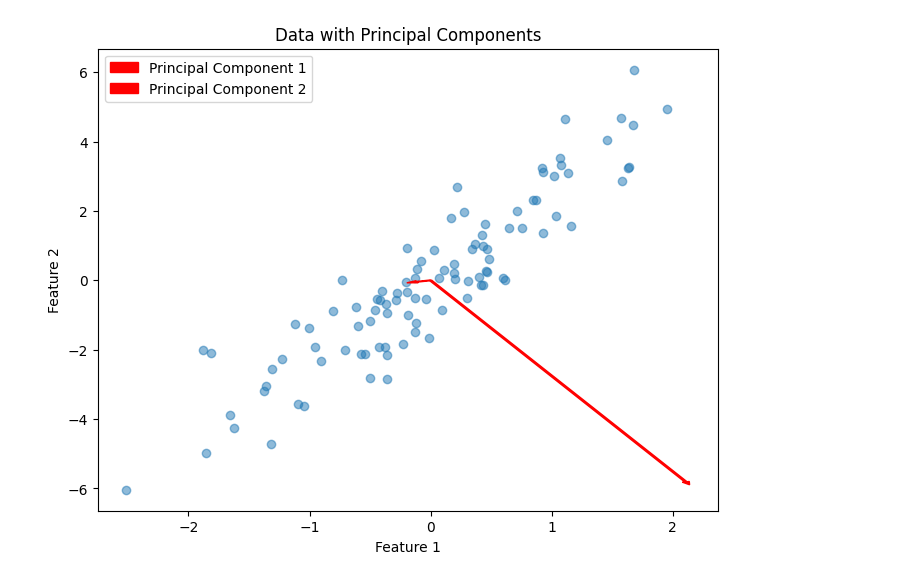
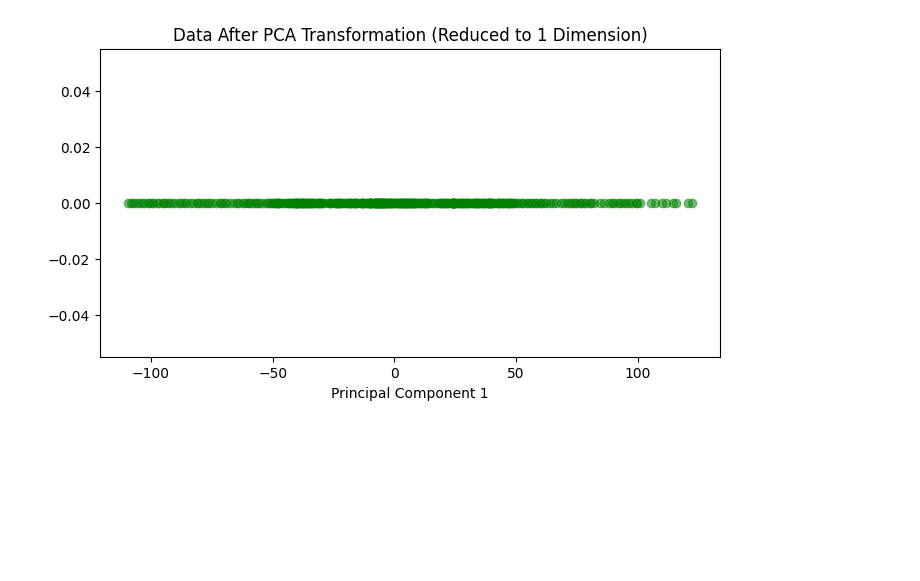
Before and after one commit to oppandeyedureka/kaiserrepo, a Jupyter notebook: Unsuperlearning/UsePCA01.ipynb, the cells around one changed output. Drawn from its saved outputs; the diff is of its cells as text; code cells hidden in the pictures; blank space fills up the shorter version.

```diff
--- a/Unsuperlearning/UsePCA01.ipynb
+++ b/Unsuperlearning/UsePCA01.ipynb
@@ -1,13 +1,20 @@
 # %%
+# Step 0: Importing Libraries
 import numpy as np
 import matplotlib.pyplot as plt
+from sklearn.cluster import KMeans, SpectralClustering
 from sklearn.decomposition import PCA
+import pandas as pd
 
 # Step 1: Generate random 2D data points that are linearly correlated
 np.random.seed(42)
 x = np.random.normal(0, 1, 100)
 y = 2.5 * x + np.random.normal(0, 1, 100)
 data = np.column_stack((x, y))
+
+data = pd.read_csv('Mall_Customers.csv')
+data.drop("Genre", axis=1, inplace=True)
+X = data[["Age", "Annual Income (k$)", "Spending Score (1-100)"]]
 
 # Step 2: Standardize the data
 data_centered = data - np.mean(data, axis=0)
@@ -19,20 +26,28 @@ cov_matrix = np.cov(data_centered, rowvar=False)
 eigenvalues, eigenvectors = np.linalg.eig(cov_matrix)
 
 # Step 5: Plot original data and principal components
-plt.figure(figsize=(8, 6))
-plt.scatter(data_centered[:, 0], data_centered[:, 1], alpha=0.5)
-for i in range(len(eigenvalues)):
-    plt.arrow(0, 0, eigenvectors[i, 0] * eigenvalues[i], eigenvectors[i, 1] * eigenvalues[i],
-              color='r', width=0.02, label=f'Principal Component {i+1}')
-plt.xlabel('Feature 1')
-plt.ylabel('Feature 2')
-plt.title('Data with Principal Components')
-plt.legend()
-plt.show()
+# plt.figure(figsize=(8, 6))
+# plt.scatter(data_centered[:, 0], data_centered[:, 1], alpha=0.5)
+# for i in range(len(eigenvalues)):
+#     plt.arrow(0, 0, eigenvectors[i, 0] * eigenvalues[i], eigenvectors[i, 1] * eigenvalues[i],
+#               color='r', width=0.02, label=f'Principal Component {i+1}')
+# plt.xlabel('Feature 1')
+# plt.ylabel('Feature 2')
+# plt.title('Data with Principal Components')
+# plt.legend()
+# plt.show()
 
 # Step 6: Transform the data to the new coordinate system (2D to 1D reduction)
-pca = PCA(n_components=1)
+pca = PCA(n_components=2)
 data_reduced = pca.fit_transform(data_centered)
+print("Principal Components:")
+print(pca.components_)
+print("Explained Variance Ratio:")
+print(pca.explained_variance_ratio_)
+print("Number of Components:")
+print(pca.n_components_)
+print("Explained Variance:")
+print(pca.explained_variance_)
 
 # Step 7: Visualize the Reduced Data
 plt.figure(figsize=(8, 4))
@@ -41,5 +56,47 @@ plt.title('Data After PCA Transformation (Reduced to 1 Dimension)')
 plt.xlabel('Principal Component 1')
 plt.show()
 
-data_reduced
+X=data_reduced
+# Initialize Spectral Clustering model
+model = SpectralClustering(
+    n_clusters=2,
+    affinity='nearest_neighbors',
+    n_neighbors=15
+)
+
+# Fit model and assign cluster labels
+labels = model.fit_predict(X)
+
+plt.scatter(X[:, 0], X[:, 0], c=labels, cmap='Set1')
+plt.title("Spectral Clustering")
+plt.show()
+
+
+# Use 3 clusters
+X_scaled = (X - np.mean(X, axis=0)) / np.std(X, axis=0)
+optimal_k = 3
+kmeans = KMeans(n_clusters=optimal_k, init='k-means++', max_iter=300, n_init=10, random_state=0)
+y_kmeans = kmeans.fit_predict(X_scaled)
+
+# Visualization
+fig, ax = plt.subplots(figsize=(10, 6))
+
+# Cluster visualization
+colors = plt.cm.Set3(np.linspace(0, 1, optimal_k))
+for i in range(optimal_k):
+    ax.scatter(X_scaled[y_kmeans == i, 0], X_scaled[y_kmeans == i, 0],
+                s=100, c=[colors[i]], label=f'Cluster {i+1}')
+# ax.scatter(kmeans.cluster_centers_[:, 0], kmeans.cluster_centers_[:, 1],
+            # s=300, c='red', marker='X', label='Centroids')
+ax.set_title(f'Customer Segments (k={optimal_k})')
+ax.set_xlabel('Age (Standardized)')
+ax.set_ylabel('Annual Income (Standardized)')
+ax.legend()
+ax.grid()
+
+plt.tight_layout()
+plt.show()
+
+data['Cluster'] = y_kmeans
+print(data.groupby('Cluster').agg({'Age': 'mean', 'Annual Income (k$)': 'mean', 'Spending Score (1-100)': 'mean'}))
 # %% [output]
@@ -46 +112 @@ data_reduced
-[figure, old version]
+[figure, new version]
```
Also changed, not shown: parts of 1 cell of this notebook, 6 other files.
